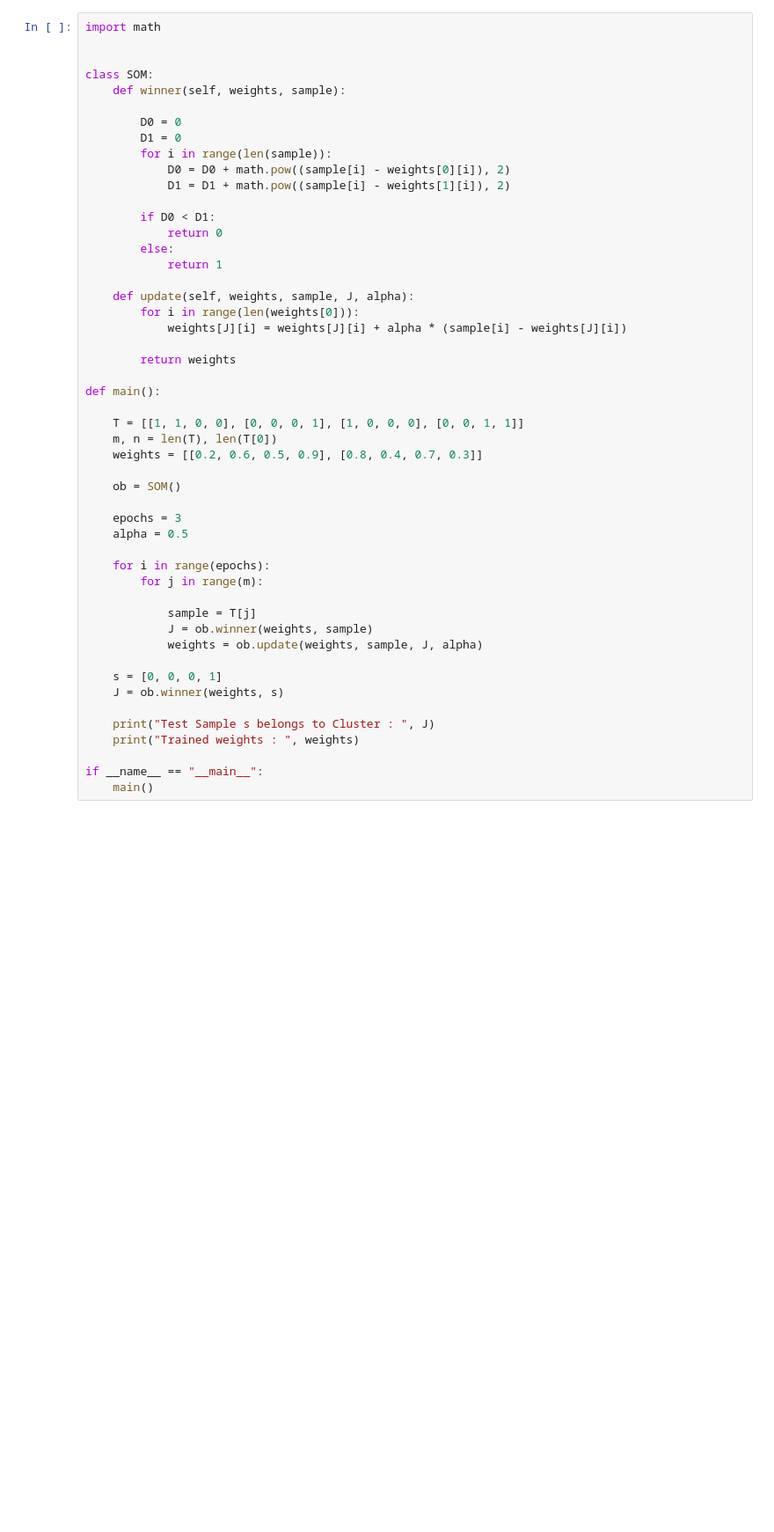
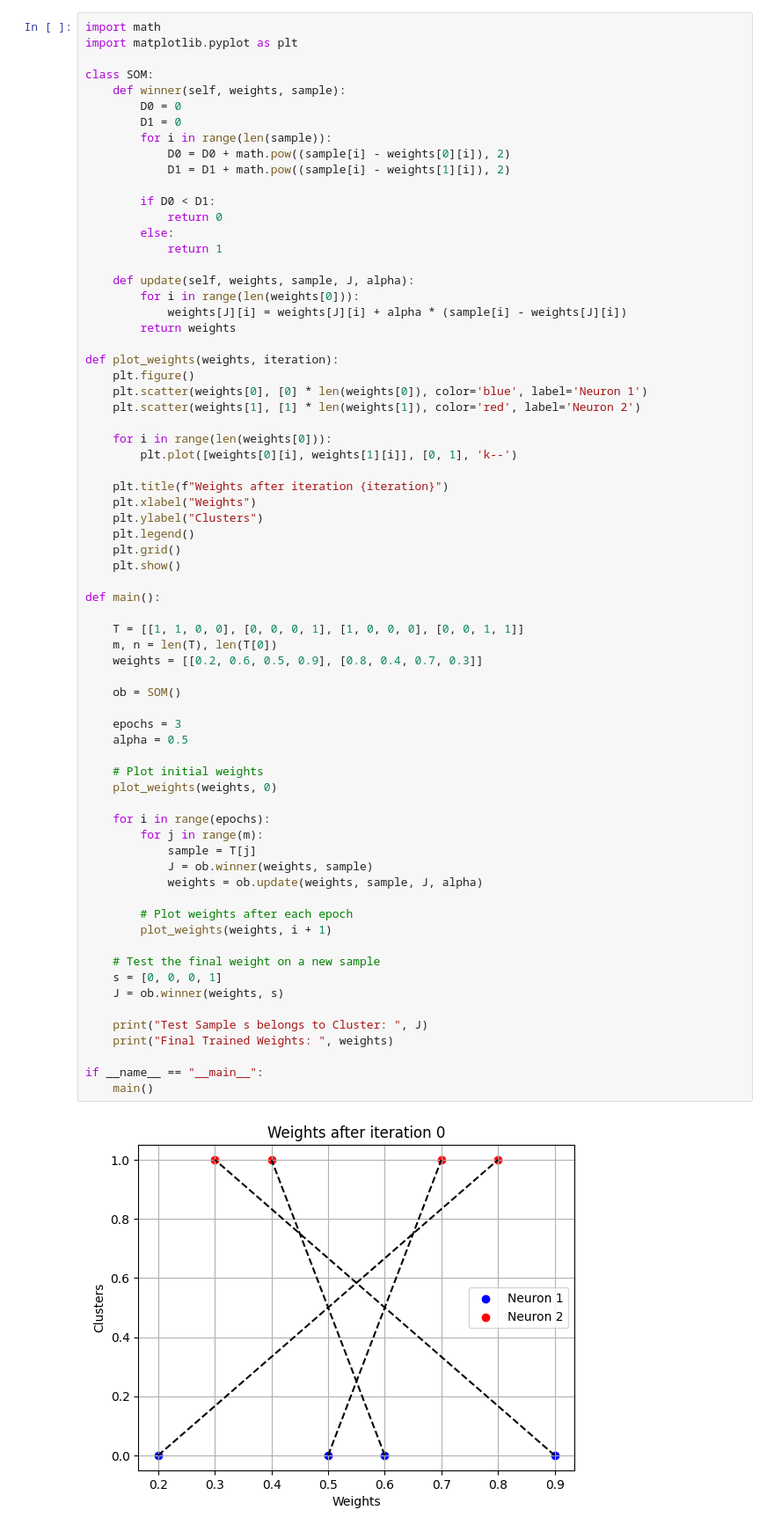
Before and after one commit to vishnu-17o7/Sem-5, a Jupyter notebook: AML/ex15.ipynb, the cells around one changed output. Shown at 88% size. Drawn from its saved outputs; the diff is of its cells as text; blank space fills up the shorter version.

```diff
--- a/AML/ex15.ipynb
+++ b/AML/ex15.ipynb
@@ -1,51 +1,71 @@
 # %%
 import math
-
+import matplotlib.pyplot as plt
 
 class SOM:
-	def winner(self, weights, sample):
+    def winner(self, weights, sample):
+        D0 = 0
+        D1 = 0
+        for i in range(len(sample)):
+            D0 = D0 + math.pow((sample[i] - weights[0][i]), 2)
+            D1 = D1 + math.pow((sample[i] - weights[1][i]), 2)
 
-		D0 = 0
-		D1 = 0
-		for i in range(len(sample)):
-			D0 = D0 + math.pow((sample[i] - weights[0][i]), 2)
-			D1 = D1 + math.pow((sample[i] - weights[1][i]), 2)
+        if D0 < D1:
+            return 0
+        else:
+            return 1
 
-		if D0 < D1:
-			return 0
-		else:
-			return 1
+    def update(self, weights, sample, J, alpha):
+        for i in range(len(weights[0])):
+            weights[J][i] = weights[J][i] + alpha * (sample[i] - weights[J][i])
+        return weights
 
-	def update(self, weights, sample, J, alpha):
-		for i in range(len(weights[0])):
-			weights[J][i] = weights[J][i] + alpha * (sample[i] - weights[J][i])
+def plot_weights(weights, iteration):
+    plt.figure()
+    plt.scatter(weights[0], [0] * len(weights[0]), color='blue', label='Neuron 1')
+    plt.scatter(weights[1], [1] * len(weights[1]), color='red', label='Neuron 2')
 
-		return weights
+    for i in range(len(weights[0])):
+        plt.plot([weights[0][i], weights[1][i]], [0, 1], 'k--')
+
+    plt.title(f"Weights after iteration {iteration}")
+    plt.xlabel("Weights")
+    plt.ylabel("Clusters")
+    plt.legend()
+    plt.grid()
+    plt.show()
 
 def main():
 
-	T = [[1, 1, 0, 0], [0, 0, 0, 1], [1, 0, 0, 0], [0, 0, 1, 1]]
-	m, n = len(T), len(T[0])
-	weights = [[0.2, 0.6, 0.5, 0.9], [0.8, 0.4, 0.7, 0.3]]
+    T = [[1, 1, 0, 0], [0, 0, 0, 1], [1, 0, 0, 0], [0, 0, 1, 1]]
+    m, n = len(T), len(T[0])
+    weights = [[0.2, 0.6, 0.5, 0.9], [0.8, 0.4, 0.7, 0.3]]
 
-	ob = SOM()
+    ob = SOM()
 
-	epochs = 3
-	alpha = 0.5
+    epochs = 3
+    alpha = 0.5
 
-	for i in range(epochs):
-		for j in range(m):
+    # Plot initial weights
+    plot_weights(weights, 0)
 
-			sample = T[j]
-			J = ob.winner(weights, sample)
-			weights = ob.update(weights, sample, J, alpha)
+    for i in range(epochs):
+        for j in range(m):
+            sample = T[j]
+            J = ob.winner(weights, sample)
+            weights = ob.update(weights, sample, J, alpha)
 
-	s = [0, 0, 0, 1]
-	J = ob.winner(weights, s)
+        # Plot weights after each epoch
+        plot_weights(weights, i + 1)
 
-	print("Test Sample s belongs to Cluster : ", J)
-	print("Trained weights : ", weights)
+    # Test the final weight on a new sample
+    s = [0, 0, 0, 1]
+    J = ob.winner(weights, s)
+
+    print("Test Sample s belongs to Cluster: ", J)
+    print("Final Trained Weights: ", weights)
 
 if __name__ == "__main__":
-	main()
+    main()
 # %% [output]
+[figure, added]
```
Also changed, not shown: parts of 1 cell of this notebook, 57 other files.
